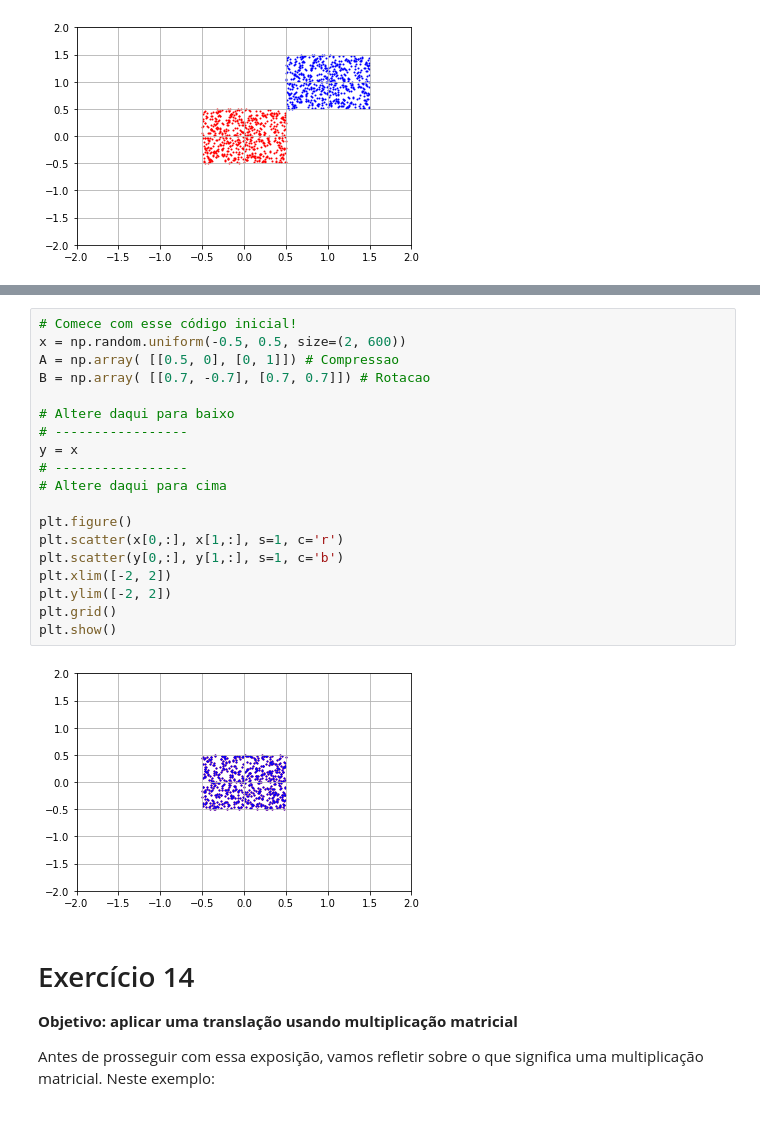
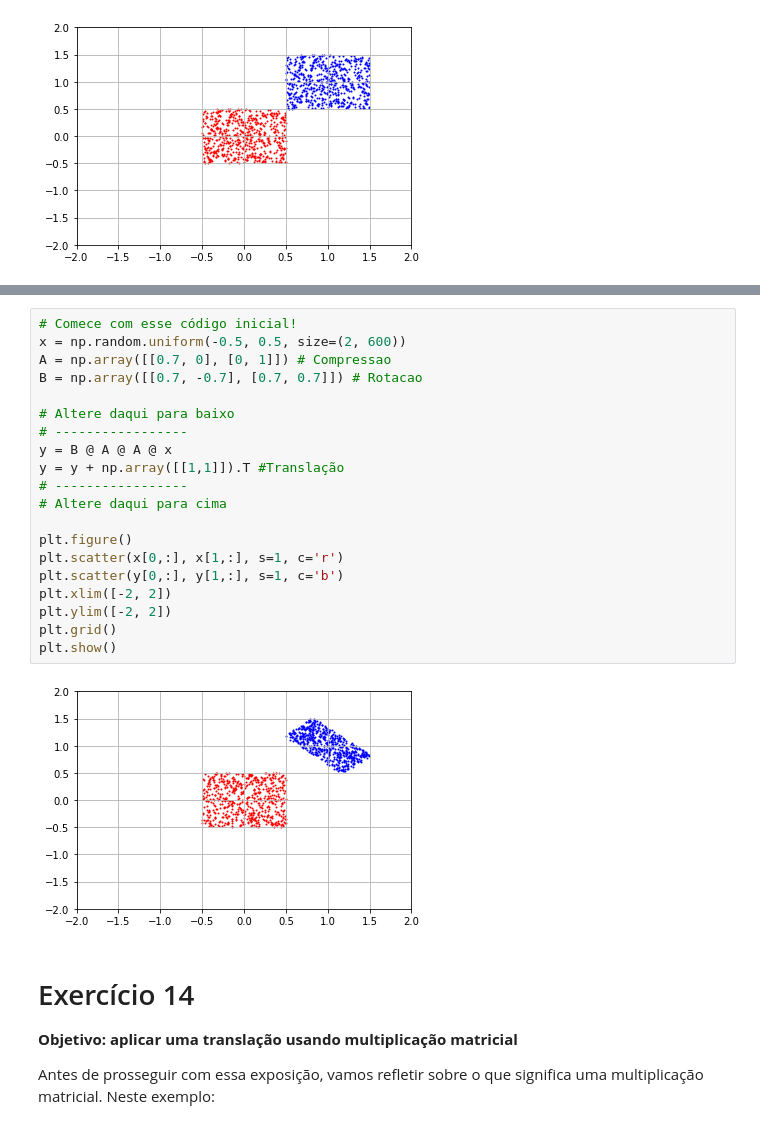
Before and after one commit to tiagoft/alglin-alunos, a Jupyter notebook: 03-geometria_analitica.ipynb, the cells around one changed output, grey strips where cells are left out. Saved outputs shown, nothing was run; the diff lists cells and outputs as text.

```diff
--- a/03-geometria_analitica.ipynb
+++ b/03-geometria_analitica.ipynb
@@ -355,24 +488,25 @@ plt.show()
 # %%
 # Comece com esse código inicial!
 x = np.random.uniform(-0.5, 0.5, size=(2, 600))
-A = np.array( [[0.5, 0], [0, 1]]) # Compressao
-B = np.array( [[0.7, -0.7], [0.7, 0.7]]) # Rotacao
+A = np.array([[0.7, 0], [0, 1]]) # Compressao
+B = np.array([[0.7, -0.7], [0.7, 0.7]]) # Rotacao
 
 # Altere daqui para baixo
 # -----------------
-y = x
+y = B @ A @ A @ x
+y = y + np.array([[1,1]]).T #Translação
 # -----------------
 # Altere daqui para cima
 
 plt.figure()
 plt.scatter(x[0,:], x[1,:], s=1, c='r')
 plt.scatter(y[0,:], y[1,:], s=1, c='b')
 plt.xlim([-2, 2])
 plt.ylim([-2, 2])
 plt.grid()
 plt.show()
 # %% [output]
-[figure, old version]
+[figure, new version]
 # %% [markdown]
 # Exercício 14
 **Objetivo: aplicar uma translação usando multiplicação matricial**
```
Also changed, not shown: parts of 22 cells of this notebook, 1 other file.
